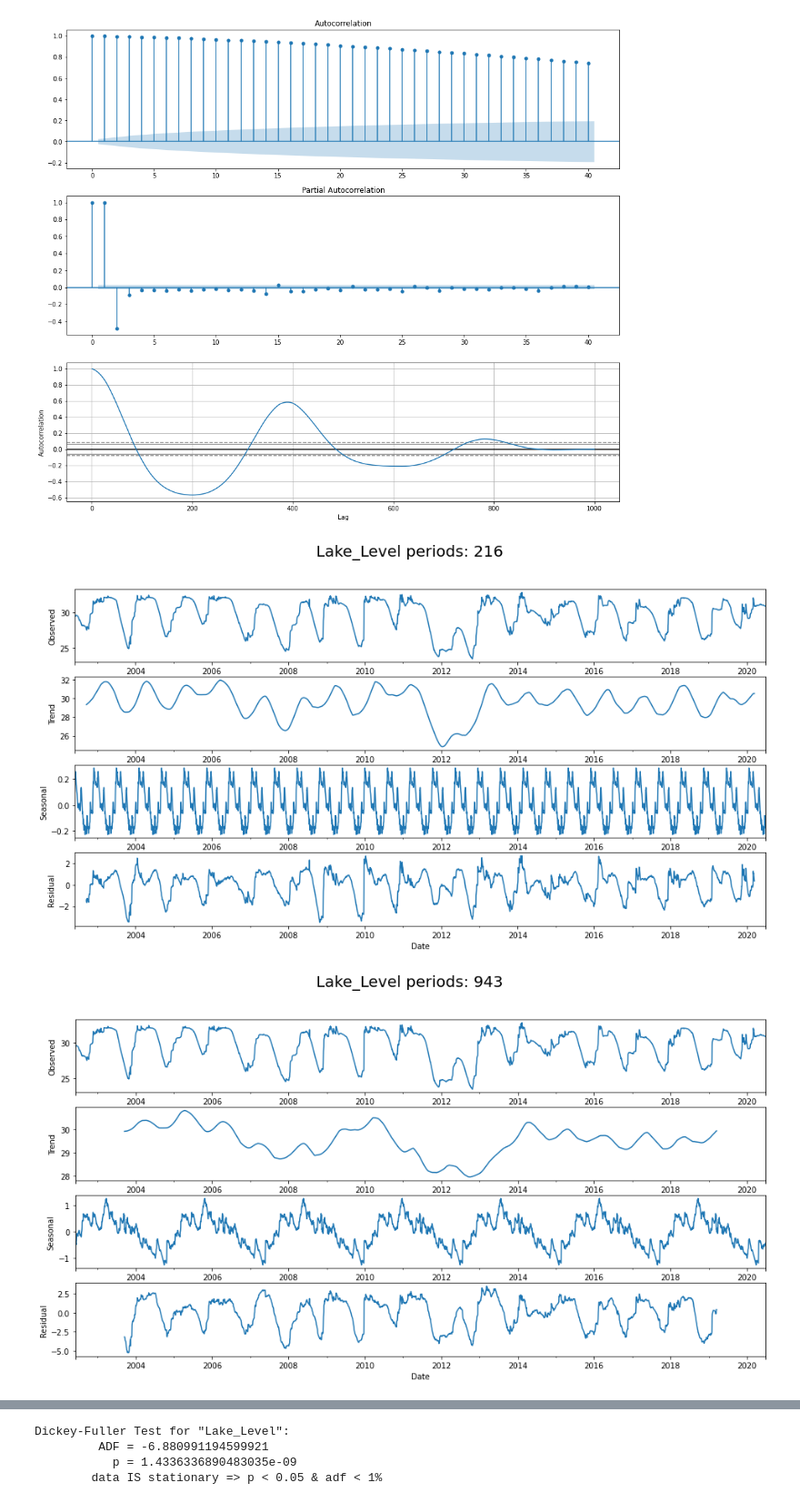
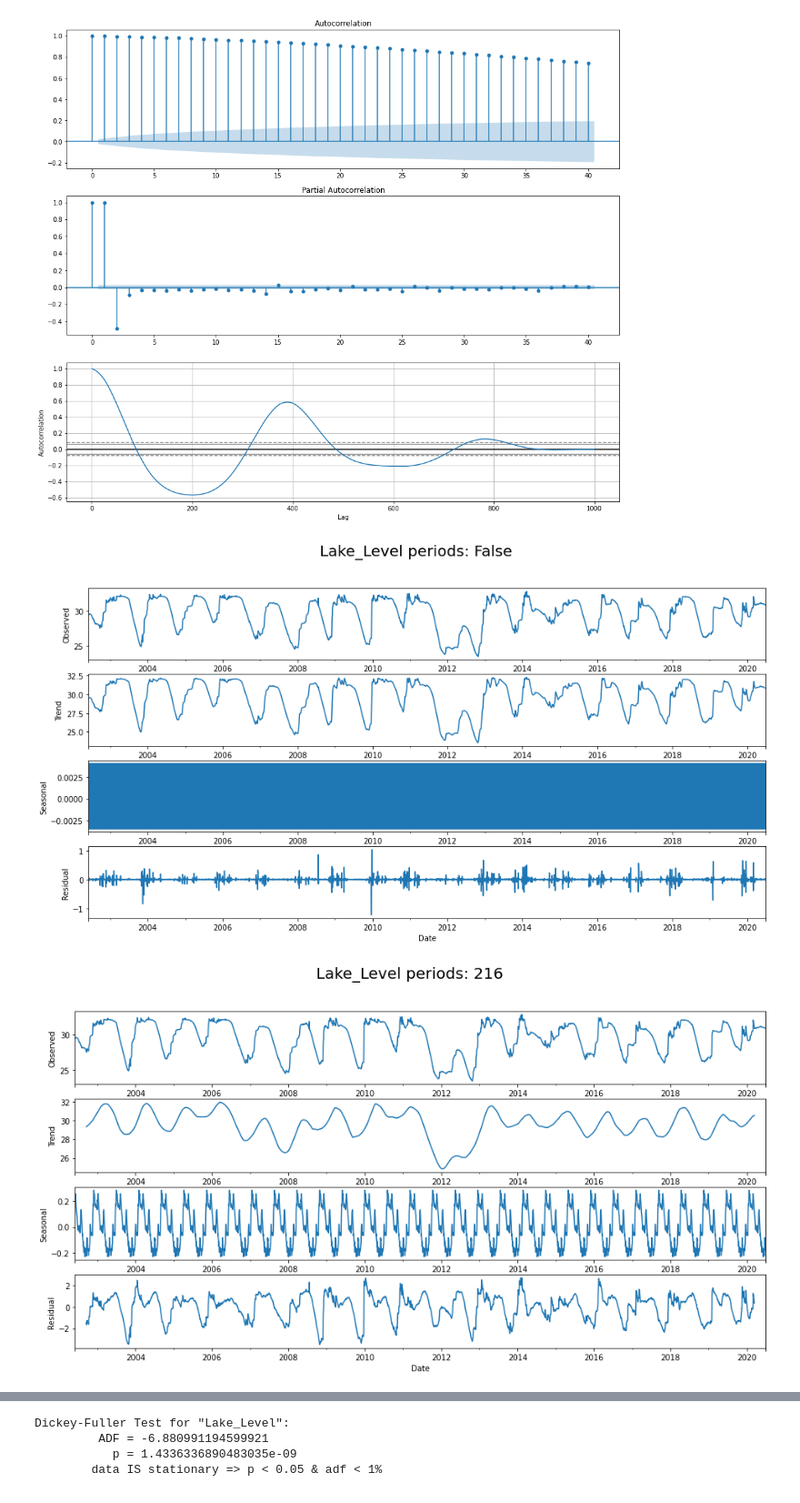
Before and after one commit to KlemenKozelj/master_thesis, a Jupyter notebook: 02_Lake_Bilancino_Time_Series.ipynb, the cells around one changed output, grey strips where cells are left out. Shown at 91% size. Cells and saved outputs as stored; diff of their text form; code cells hidden in the pictures.

```diff
--- a/02_Lake_Bilancino_Time_Series.ipynb
+++ b/02_Lake_Bilancino_Time_Series.ipynb
@@ -69,28 +71,32 @@ plt.show()
 # %% [output]
 [figure]
 # %%
-months = int(((max(df.index) - min(df.index))/np.timedelta64(1, 'M')))
-weeks = int(((max(df.index) - min(df.index))/np.timedelta64(1, 'W')))
+months = int(((max(df.index) - min(df.index)) / np.timedelta64(1, 'M')))
+weeks = int(((max(df.index) - min(df.index)) / np.timedelta64(1, 'W')))
 
-def seasonal_decompose_plot(series, period):
+def seasonal_decompose_plot(series, period=False):
 
-    result = seasonal_decompose(series, model='additive', period=period)
+    if period != False:
+        result = seasonal_decompose(series, model='additive', period=period)
+    else:
+        result = seasonal_decompose(series, model='additive', extrapolate_trend='freq')
 
     fig, ax = plt.subplots(4,1, figsize=(16, 8))
 
     fig.suptitle('{} periods: {}'.format(series.name, period), size=20)
 
     result.observed.plot(ax=ax[0])
     ax[0].set_ylabel('Observed')
     result.trend.plot(ax=ax[1])
     ax[1].set_ylabel('Trend')
     result.seasonal.plot(ax=ax[2])
     ax[2].set_ylabel('Seasonal')
     result.resid.plot(ax=ax[3])
     ax[3].set_ylabel('Residual')
 
+seasonal_decompose_plot(df['Lake_Level'])
 seasonal_decompose_plot(df['Lake_Level'], months)
 seasonal_decompose_plot(df['Lake_Level'], weeks)
 # %% [output]
-[figure, old version]
+[figure, new version]
-[figure, old version]
+[figure, new version]
```
Also changed, not shown: parts of 4 cells of this notebook.
